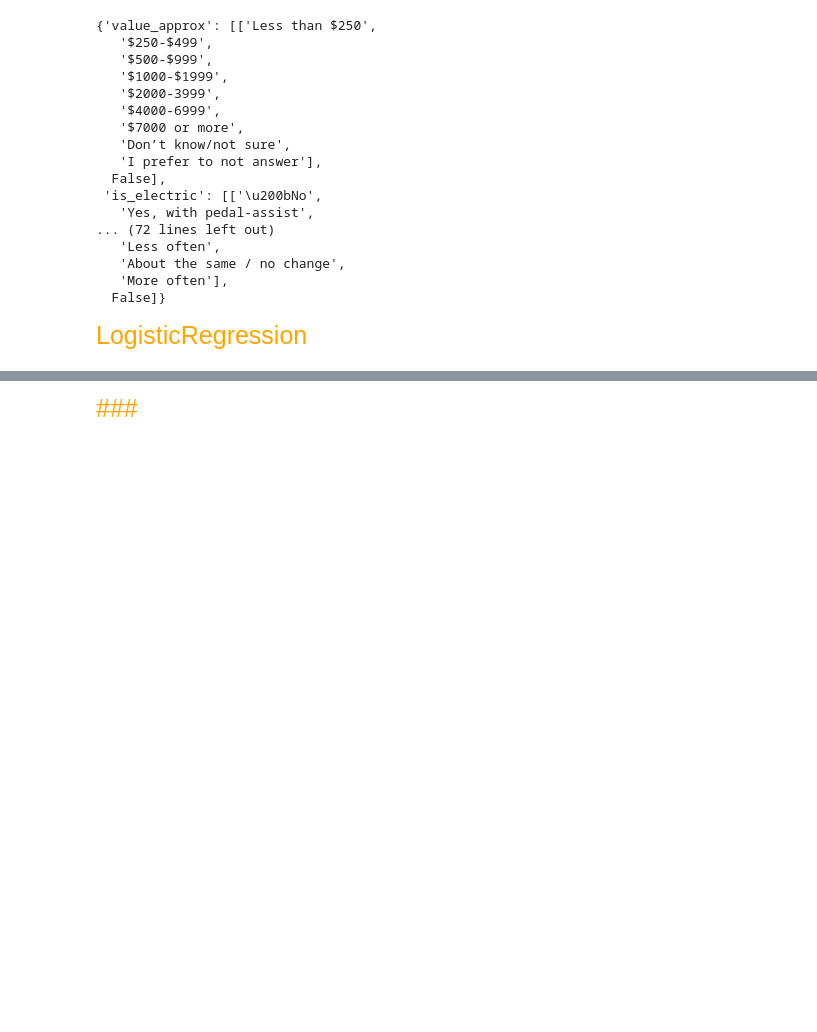
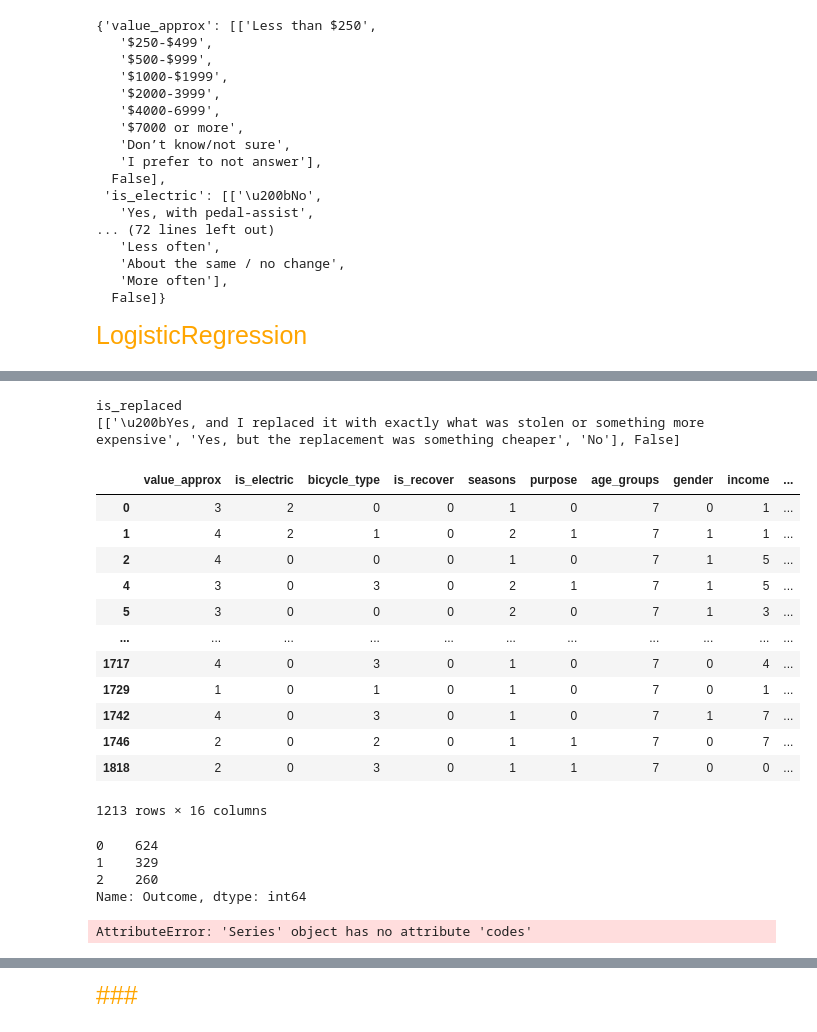
Before and after one commit to achic19/Biketheft, a Jupyter notebook: python/notebooks/paper_2_notebook/advanced_analysis.ipynb, the cells around one changed output, grey strips where cells are left out. Saved outputs shown, nothing was run; the diff lists cells and outputs as text; code cells hidden in the pictures; blank space fills up the shorter version.

Commit message:
code with  LogisticRegression of statsmodels.api

```diff
--- a/python/notebooks/paper_2_notebook/advanced_analysis.ipynb
+++ b/python/notebooks/paper_2_notebook/advanced_analysis.ipynb
@@ -396,22 +406,0 @@ country          0.3396      0.386      0.879      0.379      -0.418       1.097
-# %%
-from sklearn.linear_model import LogisticRegression
-for p in range(-3,0):
-    if p==-3 or p==-1:
-        data_as_ordinal_dt = data_as_ordinal_dt[data_as_ordinal_dt['nm_bikes']>0]
-    model = LogisticRegression(multi_class='multinomial', solver='lbfgs', max_iter=1000)
-    cols_dt = data_as_ordinal_dt.columns
-    col_name = cols_dt[p]
-    print(col_name)
-    print(more_data[col_name])
-    features = data_as_ordinal_dt[cols_dt[:-3]].to_numpy()
-    labels = data_as_ordinal_dt[col_name].to_numpy()
-    # Build the classifier on the data
-    _ =model.fit(features, labels)
-    # Get the coefficients for each feature
-    coefficients = model.coef_
-    # Display coefficients and their corresponding feature names
-    feature_names = ["Feature 1", "Feature 2", "Feature 3"]  # Example feature names
-    for i, coef in enumerate(coefficients):
-        print(f"Coefficients for category {i+1}:")
-        for j, feature_coef in enumerate(coef):
-            print(f"{cols_dt[j]}: {feature_coef:.4f}")
@@ -435,0 +444,43 @@ country: 0.1405
+# %%
+p=-3
+if p==-3 or p==-1:
+    data_as_ordinal_model = data_as_ordinal_dt[data_as_ordinal_dt['nm_bikes']>0]
+else:
+    data_as_ordinal_model = data_as_ordinal_dt
+col_name = cols_dt[p]
+print(col_name)
+print(more_data[col_name])
+X = data_as_ordinal_model[cols_dt[:-3]]
+data_as_ordinal_model['Outcome'] = pd.Categorical( data_as_ordinal_model[col_name], categories=[0, 1, 2], ordered=True)
+data_as_ordinal_model
+# %% [output]
+is_replaced
+[['\u200bYes, and I replaced it with exactly what was stolen or something more expensive', 'Yes, but the replacement was something cheaper', 'No'], False]
+|  | value_approx | is_electric | bicycle_type | is_recover | seasons | purpose | age_groups | gender | income | ... |
+| 0 | 3 | 2 | 0 | 0 | 1 | 0 | 7 | 0 | 1 | ... |
+| 1 | 4 | 2 | 1 | 0 | 2 | 1 | 7 | 1 | 1 | ... |
+| 2 | 4 | 0 | 0 | 0 | 1 | 0 | 7 | 1 | 5 | ... |
+| 4 | 3 | 0 | 3 | 0 | 2 | 1 | 7 | 1 | 5 | ... |
+| 5 | 3 | 0 | 0 | 0 | 2 | 0 | 7 | 1 | 3 | ... |
+| ... | ... | ... | ... | ... | ... | ... | ... | ... | ... | ... |
+| 1717 | 4 | 0 | 3 | 0 | 1 | 0 | 7 | 0 | 4 | ... |
+| 1729 | 1 | 0 | 1 | 0 | 1 | 0 | 7 | 0 | 1 | ... |
+| 1742 | 4 | 0 | 3 | 0 | 1 | 0 | 7 | 1 | 7 | ... |
+| 1746 | 2 | 0 | 2 | 0 | 1 | 1 | 7 | 0 | 7 | ... |
+| 1818 | 2 | 0 | 3 | 0 | 1 | 1 | 7 | 0 | 0 | ... |
+1213 rows × 16 columns
+# %%
+
+y = data_as_ordinal_model['Outcome']
+print(y.value_counts())
+X = sm.add_constant(X)  # Add constant term
+model = sm.MNLogit(data_as_ordinal_model['Outcome'].codes, X)
+result = model.fit()
+# Print summary with p-values
+print(result.summary())
+# %% [output]
+0    624
+1    329
+2    260
+Name: Outcome, dtype: int64
+AttributeError: 'Series' object has no attribute 'codes'
```
Also changed, not shown: parts of 6 cells of this notebook.
